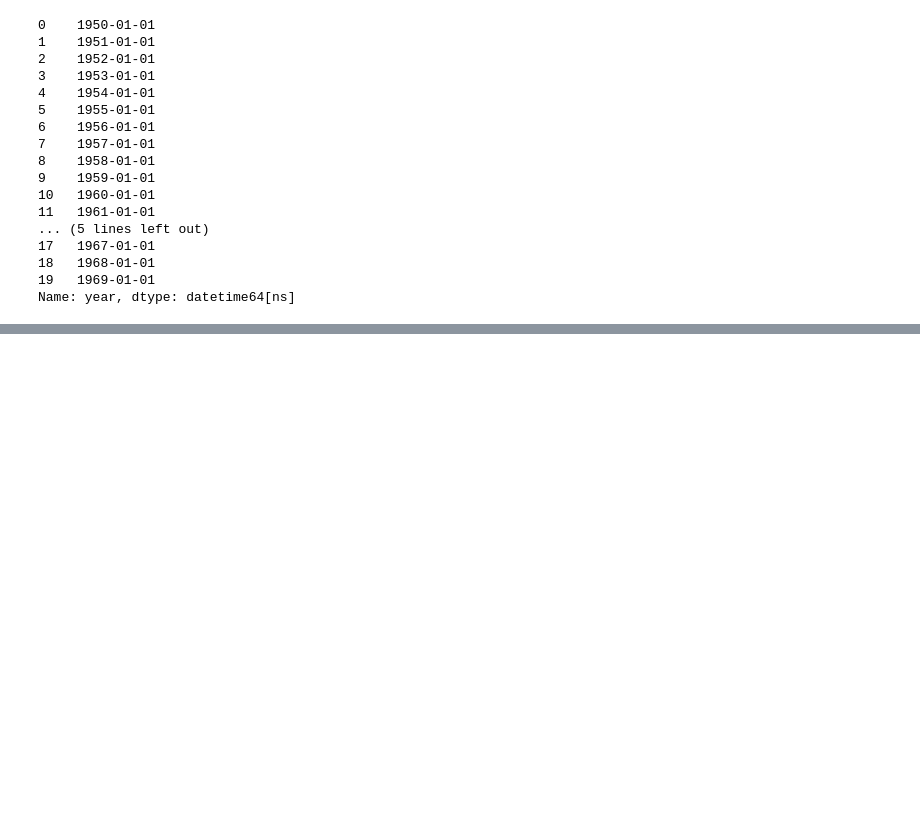
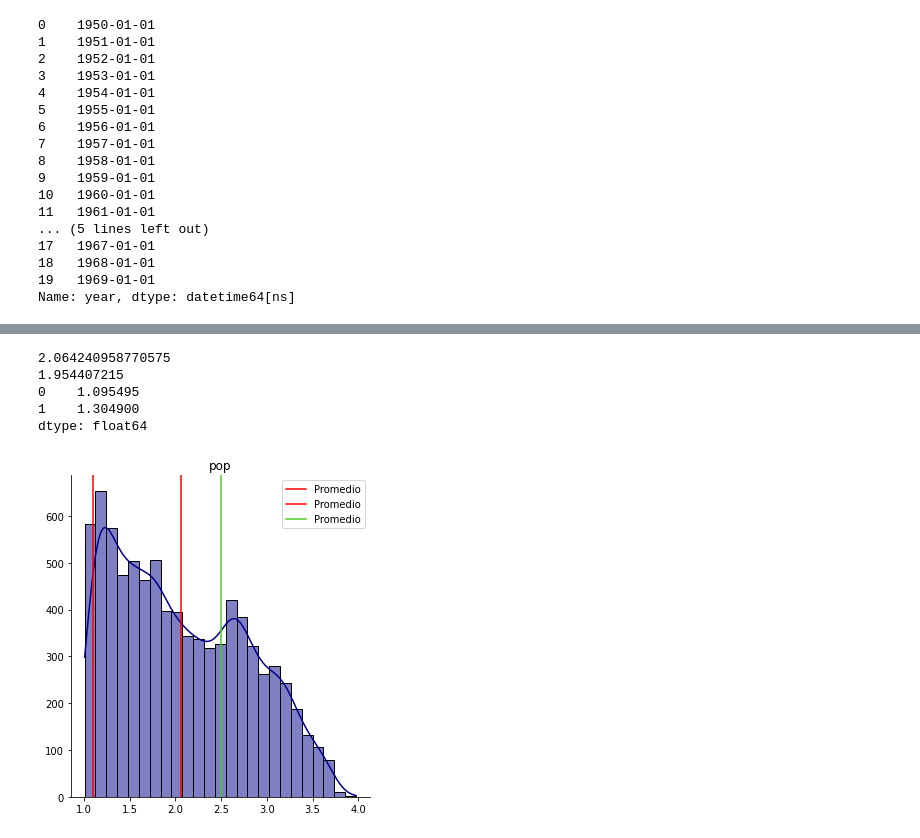
Before and after one commit to wassanchez/DS_Brayan_Andru, a Jupyter notebook: cuarta.ipynb, the cells around one changed output, grey strips where cells are left out. Drawn from its saved outputs; the diff is of its cells as text; code cells hidden in the pictures; blank space fills up the shorter version.

```diff
--- a/cuarta.ipynb
+++ b/cuarta.ipynb
@@ -187,0 +244,25 @@ dtype: object
+# %%
+print(df['hc'].mean())
+print(df['hc'].median())
+print(df['hc'].mode())
+# %% [output]
+2.064240958770575
+1.954407215
+0    1.095495
+1    1.304900
+dtype: float64
+# %%
+sns.displot(df['hc'].values, color='darkblue', kde=True)
+plt.title('pop')
+plt.xlabel('')
+plt.ylabel('')
+#plt.xlim(1000,3000)
+#plt.ylim(0,700)
+moda = df['hc'].mode()[0]
+plt.axvline(df['hc'].mean(), color='red', label='Promedio')
+plt.axvline(moda, color='red', label='Promedio')
+plt.axvline(2.5, color='#4FCA28', label='Promedio')
+plt.legend()
+plt.show()
+# %% [output]
+[figure, added]
```
Also changed, not shown: parts of 18 cells of this notebook.
